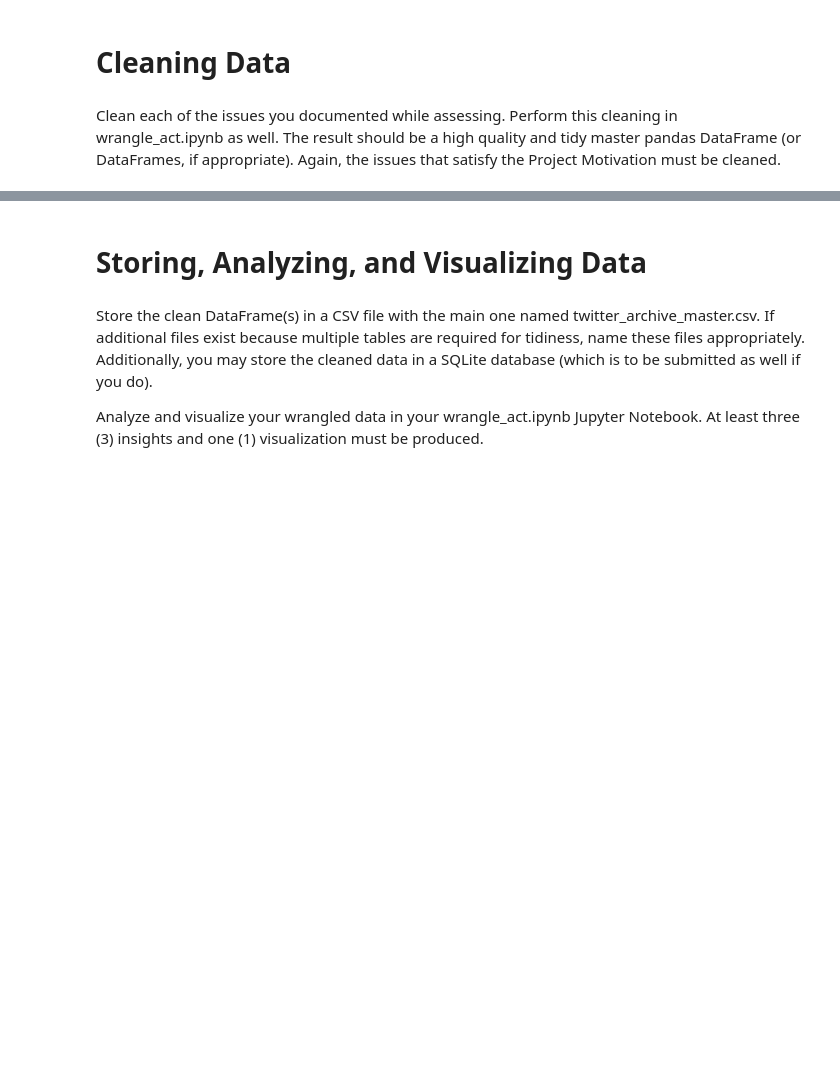
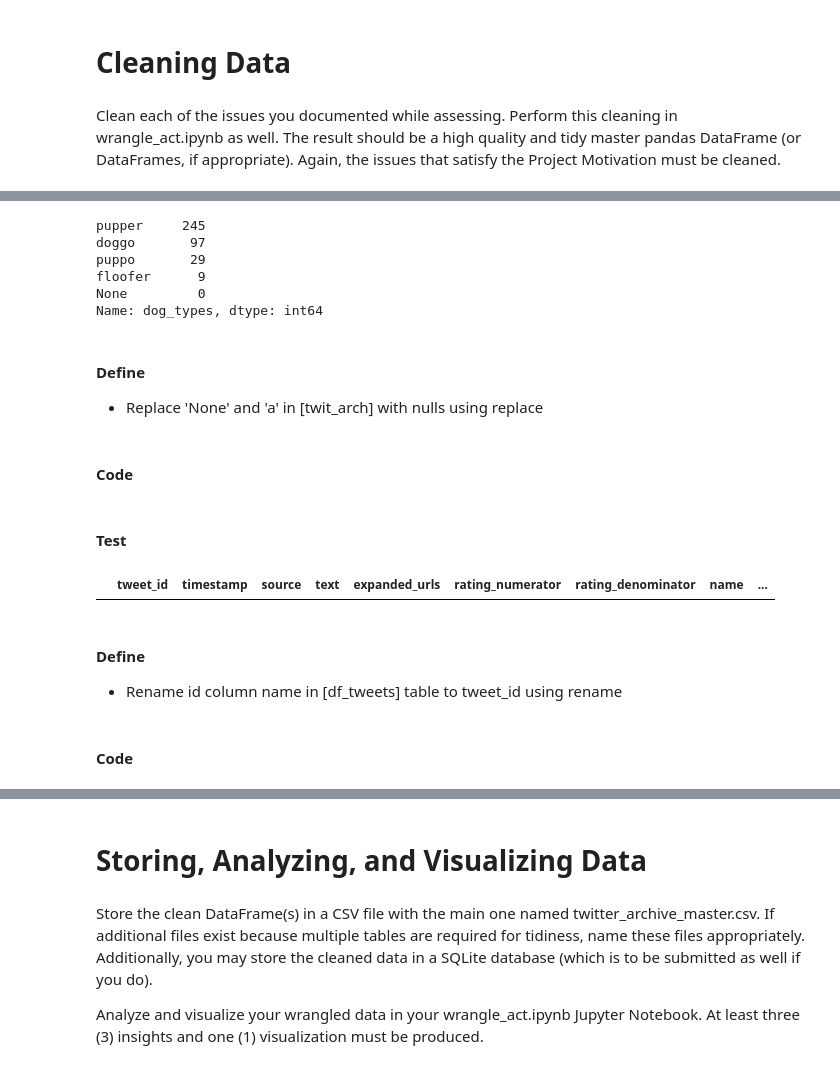
Before and after one commit to Aziz039/Wrangle_and_Analyze_Data-, a Jupyter notebook: wrangle_act.ipynb, the cells around one changed output, grey strips where cells are left out. Drawn from its saved outputs; the diff is of its cells as text; code cells hidden in the pictures; blank space fills up the shorter version.

```diff
--- a/wrangle_act.ipynb
+++ b/wrangle_act.ipynb
@@ -364,0 +495,30 @@ Clean each of the issues you documented while assessing. Perform this cleaning i
+# %%
+# test using value_counts
+twit_arch_clean.dog_types.value_counts()
+# %% [output]
+pupper     245
+doggo       97
+puppo       29
+floofer      9
+None         0
+Name: dog_types, dtype: int64
+# %% [markdown]
+#### Define
+* Replace 'None' and 'a' in [twit_arch] with nulls using replace
+# %% [markdown]
+#### Code
+# %%
+# Replace 'None' and 'a' in [twit_arch] with nulls using replace
+twit_arch_clean.name.replace(['None', 'a'], np.nan, inplace = True)
+# %% [markdown]
+#### Test
+# %%
+# test using query
+twit_arch_clean.query('name == "None" or name == "a"')
+# %% [output]
+|  | tweet_id | timestamp | source | text | expanded_urls | rating_numerator | rating_denominator | name | ... |
+# %% [markdown]
+#### Define
+* Rename id column name in [df_tweets] table to tweet_id using rename
+# %% [markdown]
+#### Code
```
Also changed, not shown: parts of 32 cells of this notebook.
